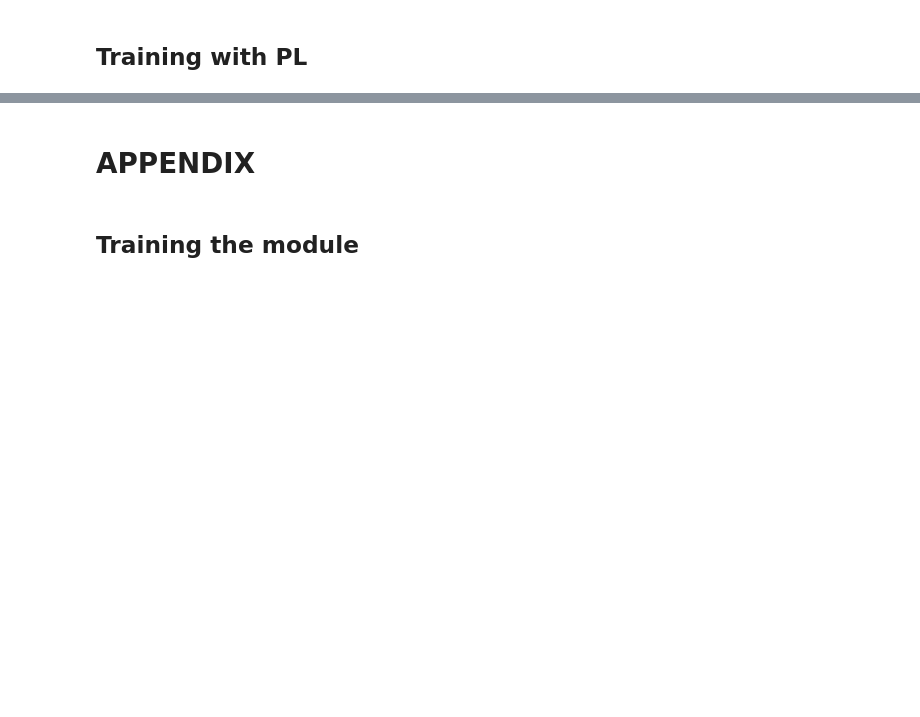
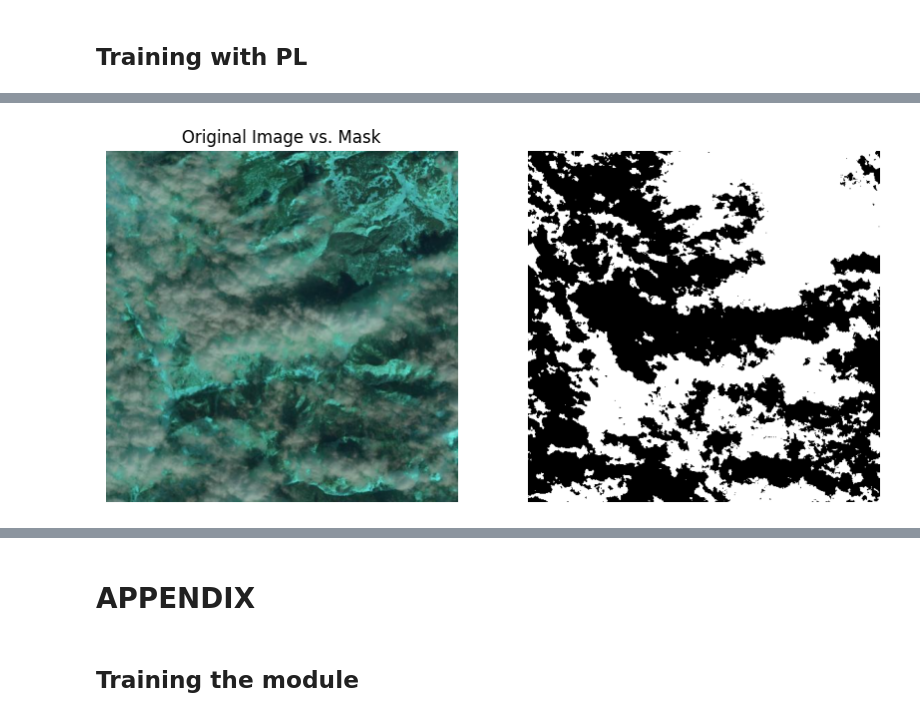
Before and after one commit to SAint7579/ComputerVision_CloudSegmentation, a Jupyter notebook: Superpixel-UNET/CloudSegmentationModel.ipynb, the cells around one changed output, grey strips where cells are left out. Drawn from its saved outputs; the diff is of its cells as text; code cells hidden in the pictures; blank space fills up the shorter version.

```diff
--- a/Superpixel-UNET/CloudSegmentationModel.ipynb
+++ b/Superpixel-UNET/CloudSegmentationModel.ipynb
@@ -385 +397,17 @@ ValueError: `self.log(train_loss, DiceBCELoss())` was called, but `DiceBCELoss`
+# %%
+## Plot the mask and the image in a subplot
+def plot_mask_and_image(image, mask, title=None):
+    fig, ax = plt.subplots(1, 2, figsize=(10, 10))
+    ax[0].imshow(image)
+    ax[1].imshow(mask, cmap='gray')
+    if title is not None:
+        ax[0].set_title(title)
+    ax[0].axis('off')
+    ax[1].axis('off')
+    plt.show()
+
+i = 778
+plot_mask_and_image(patches[i], mask[i], title="Original Image vs. Mask")
+# %% [output]
+[figure, added]
 # %%
```
Also changed, not shown: parts of 11 cells of this notebook.
